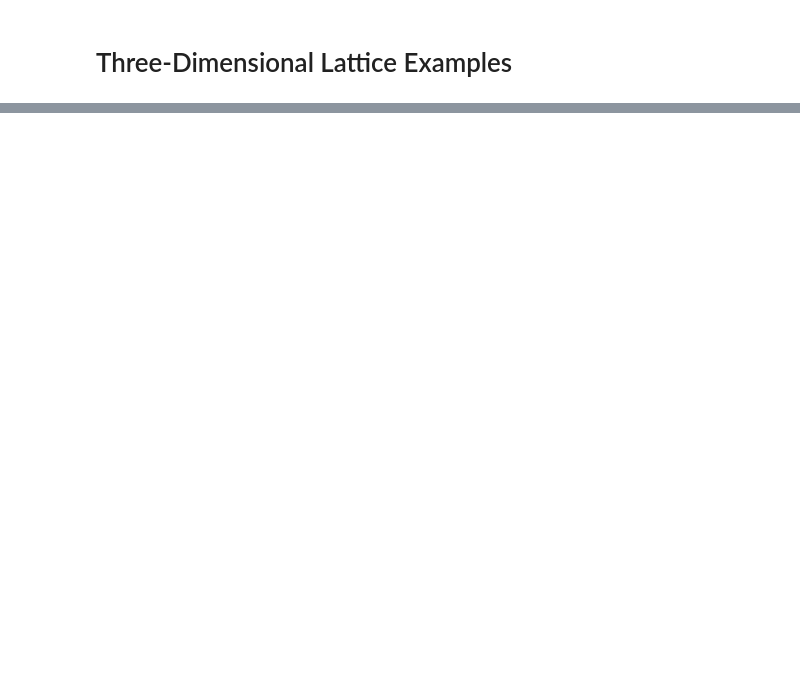
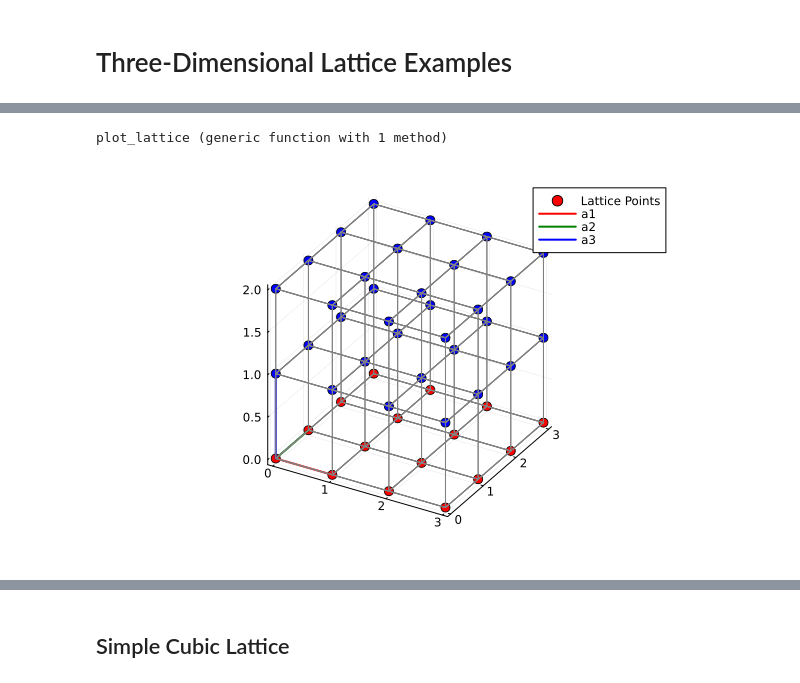
Before and after one commit to wexlergroup/FreeBird.jl, a Jupyter notebook: scripts/3d-lattice-examples.ipynb, the cells around one changed output, grey strips where cells are left out. Cells and saved outputs as stored; diff of their text form; code cells hidden in the pictures; blank space fills up the shorter version.

Commit message:
Refactor 2d-lattice-examples.ipynb and 3d-lattice-examples.ipynb to use FreeBird instead of in-notebook structs and functions

```diff
--- a/scripts/3d-lattice-examples.ipynb
+++ b/scripts/3d-lattice-examples.ipynb
@@ -267,0 +18,73 @@ cv (generic function with 1 method)
+# %%
+function print_lattice_info(lattice::LatticeSystem)
+    println("LatticeSystem Information:")
+    println("Supercell Dimensions: ", lattice.supercell_dimensions)
+    println("Lattice Vectors:")
+    println(lattice.lattice_vectors)
+    println("Positions:")
+    for i in 1:size(lattice.positions, 1)
+        println("  Atom $i: (", lattice.positions[i, 1], ", ", lattice.positions[i, 2], ", ", lattice.positions[i, 3], ")")
+    end
+    println("Occupations: ", lattice.occupations)
+    println("Adsorptions: ", lattice.adsorptions)
+    println("Neighbors:")
+    for i in 1:length(lattice.neighbors)
+        first_neighbors, second_neighbors = lattice.neighbors[i]
+        println("  Atom $i: First Neighbors - ", first_neighbors, ", Second Neighbors - ", second_neighbors)
+    end
+end
+
+function plot_lattice(lattice::LatticeSystem)
+    x = lattice.positions[:, 1]
+    y = lattice.positions[:, 2]
+    z = lattice.positions[:, 3]
+
+    # Create arrays for colors based on adsorption status
+    colors = [if lattice.adsorptions[i] "red" else "blue" end for i in 1:length(x)]
+
+    # Create the scatter plot for lattice points with hover labels
+    hover_labels = [string("Atom ", i) for i in 1:length(x)]
+    p = scatter3d(x, y, z, markersize=5, label="Lattice Points", legend=:topright, hover=hover_labels, color=colors)
+
+    # Plot the lattice vectors
+    origin = [0.0, 0.0, 0.0]
+    a1 = lattice.lattice_vectors[:, 1]
+    a2 = lattice.lattice_vectors[:, 2]
+    a3 = lattice.lattice_vectors[:, 3]
+
+    plot!(p, [origin[1], a1[1]], [origin[2], a1[2]], [origin[3], a1[3]], lw=2, label="a1", color=:red)
+    plot!(p, [origin[1], a2[1]], [origin[2], a2[2]], [origin[3], a2[3]], lw=2, label="a2", color=:green)
+    plot!(p, [origin[1], a3[1]], [origin[2], a3[2]], [origin[3], a3[3]], lw=2, label="a3", color=:blue)
+
+    # Optionally, plot the bonds to neighbors
+    for (i, (first_neighbors, second_neighbors)) in enumerate(lattice.neighbors)
+        for j in first_neighbors
+            plot!(p, [x[i], x[j]], [y[i], y[j]], [z[i], z[j]], lw=1, label="", color=:gray)
+        end
+        for j in second_neighbors
+            plot!(p, [x[i], x[j]], [y[i], y[j]], [z[i], z[j]], lw=1, linestyle=:dash, label="", color=:gray)
+        end
+    end
+
+    display(p)
+end
+# %% [output]
+plot_lattice (generic function with 1 method)
+# %%
+# Define a simple cubic lattice
+lattice_constant = 1.0
+primitive_lattice_vectors = [lattice_constant 0 0; 0 lattice_constant 0; 0 0 lattice_constant]
+basis = [(0.0, 0.0, 0.0)]
+supercell_dimensions = (4, 4, 3)
+periodicity = (true, true, false)
+num_total_sites = supercell_dimensions[1]*supercell_dimensions[2]*supercell_dimensions[3]*length(basis)
+occupations = [true for i in 1:num_total_sites]
+adsorptions = vcat(fill(true, 16), fill(false, num_total_sites - 16))
+cutoff_radii = (1.1, 1.1)
+lattice = LatticeSystem(primitive_lattice_vectors, basis, supercell_dimensions, periodicity, occupations, adsorptions, cutoff_radii)
+# print_lattice_info(lattice)
+
+# plotlyjs()
+plot_lattice(lattice)
+# %% [output]
+[figure, added]
@@ -267,0 +93,2 @@ cv (generic function with 1 method)
+# %% [markdown]
+## Simple Cubic Lattice
```
Also changed, not shown: parts of 7 cells of this notebook, 1 other file.
